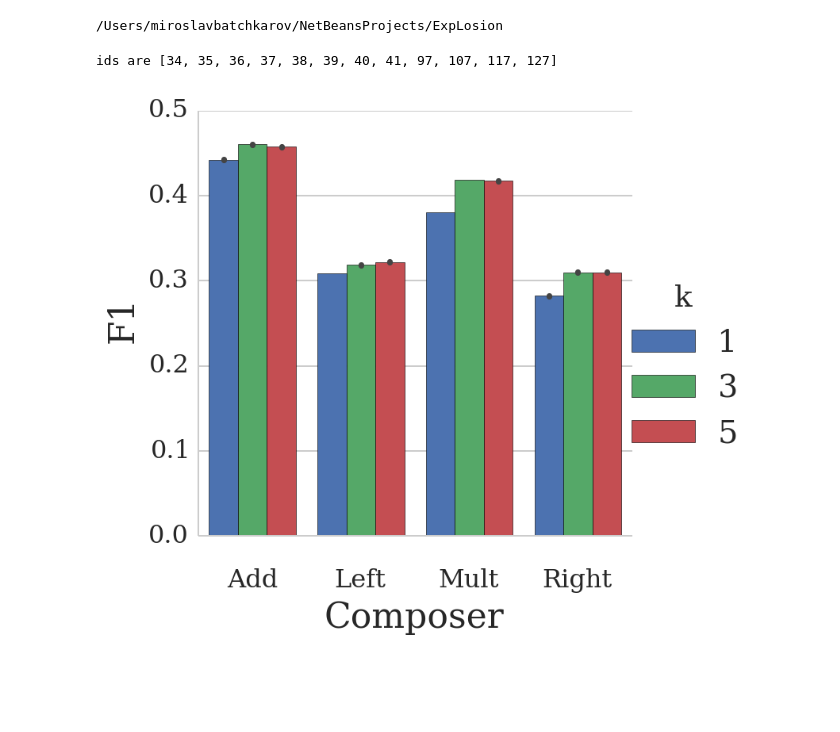
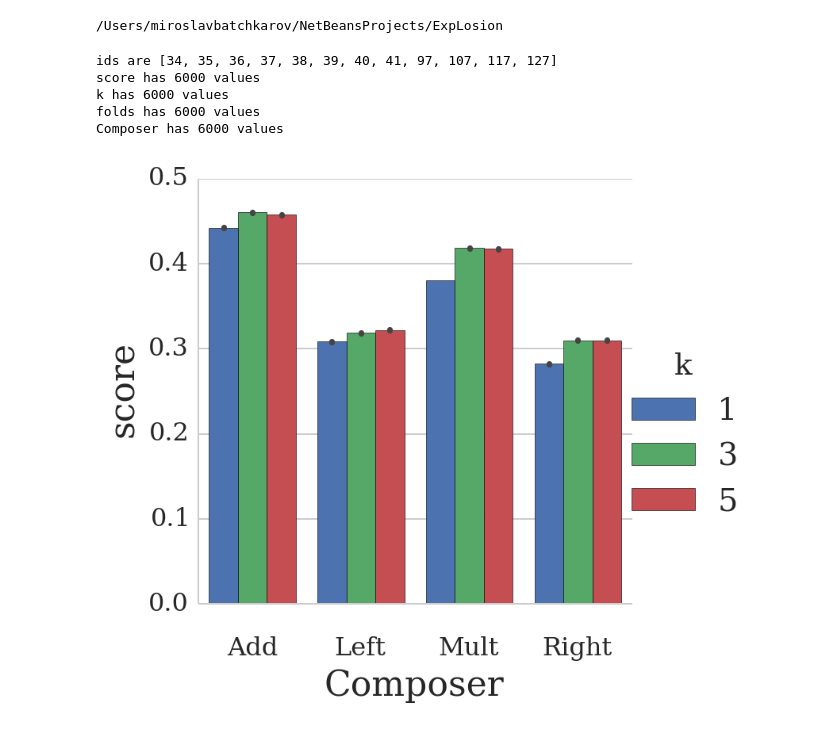
Before and after one commit to mbatchkarov/ExpLosion, a Jupyter notebook: notebooks/effect_of_k_parameter.ipynb, the cells around one changed output. Cells and saved outputs as stored; diff of their text form; code cells hidden in the pictures; blank space fills up the shorter version.

```diff
--- a/notebooks/effect_of_k_parameter.ipynb
+++ b/notebooks/effect_of_k_parameter.ipynb
@@ -29,17 +29,17 @@ def get_exp_ids_for_varying_k(corpus='amazon_grouped-tagged'):
 # %%
 experiments = get_exp_ids_for_varying_k()
 ids = [e.id for e in experiments if e.expansions.entries_of is None]
 print('ids are', ids)
-scores, folds = get_cv_scores_many_experiment(ids)
-ks = np.repeat([Experiment.objects.get(id=foo).expansions.k for foo in ids],
-               get_cv_fold_count(ids))
-df = pd.DataFrame({'F1': scores,
-                   'k': ks,
-                   'cvfold': folds,
-                   'Composer': get_vectors_field(ids, 'composer')})
-grid = sns.factorplot(hue='k', y='F1', data=df, x='Composer',
+
+df = dataframe_from_exp_ids(ids, {'k':'expansions__k',
+                                  'Composer':'expansions__vectors__composer'})
+grid = sns.factorplot(hue='k', y='score', data=df, x='Composer',
                       kind='bar');
 plt.savefig('plot-w2v_effect-of-k.pdf', format='pdf', dpi=300)
 # %% [output]
 ids are [34, 35, 36, 37, 38, 39, 40, 41, 97, 107, 117, 127]
+score has 6000 values
+k has 6000 values
+folds has 6000 values
+Composer has 6000 values
-[figure, old version]
+[figure, new version]
```
Also changed, not shown: 8 other files.
